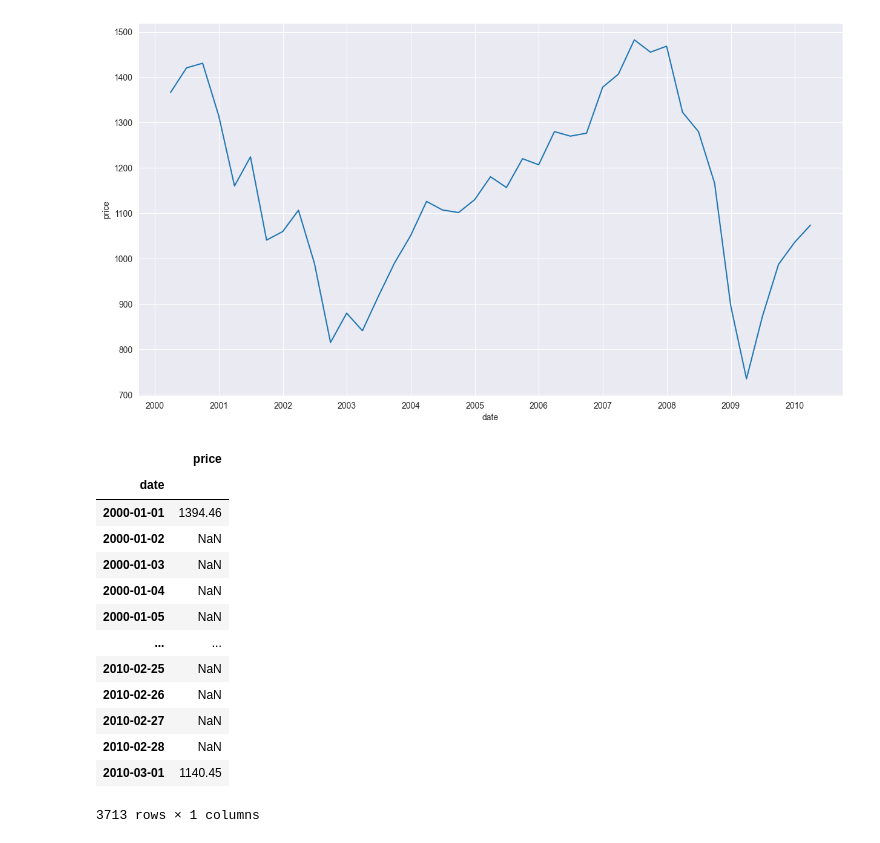
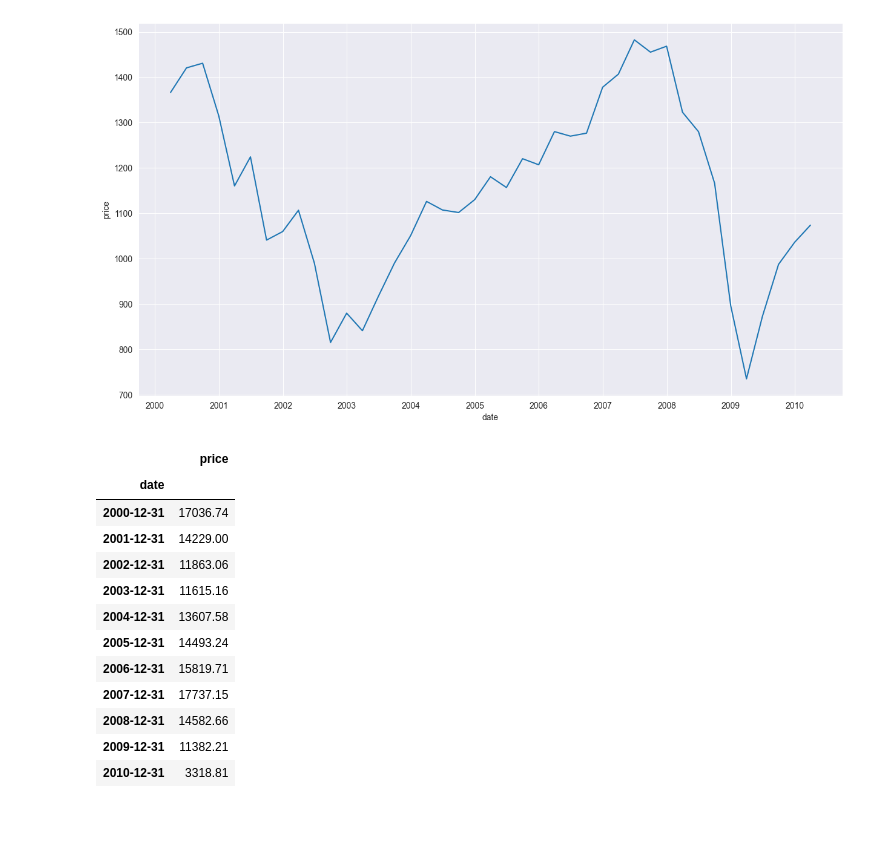
Before and after one commit to ZygimantasB/pandas_training, a Jupyter notebook: youtube_solutions/youtube.ipynb, the cells around one changed output. Drawn from its saved outputs; the diff is of its cells as text; code cells hidden in the pictures.

Commit message:
resample data testing to understand better

```diff
--- a/youtube_solutions/youtube.ipynb
+++ b/youtube_solutions/youtube.ipynb
@@ -108,20 +108,19 @@ sns.lineplot(data=quarter_low, x='date', y='price')
 <Axes: xlabel='date', ylabel='price'>
 [figure]
 # %%
-quarter_low = sp[['price']].resample('D').min()
+quarter_low = sp[['price']].resample('Y').sum()
 quarter_low
 # %% [output]
 |  | price |
 | date |  |
-| 2000-01-01 | 1394.46 |
-| 2000-01-02 | NaN |
-| 2000-01-03 | NaN |
-| 2000-01-04 | NaN |
-| 2000-01-05 | NaN |
-| ... | ... |
-| 2010-02-25 | NaN |
-| 2010-02-26 | NaN |
-| 2010-02-27 | NaN |
-| 2010-02-28 | NaN |
-| 2010-03-01 | 1140.45 |
+| 2000-12-31 | 17036.74 |
+| 2001-12-31 | 14229.00 |
+| 2002-12-31 | 11863.06 |
+| 2003-12-31 | 11615.16 |
+| 2004-12-31 | 13607.58 |
+| 2005-12-31 | 14493.24 |
+| 2006-12-31 | 15819.71 |
+| 2007-12-31 | 17737.15 |
+| 2008-12-31 | 14582.66 |
+| 2009-12-31 | 11382.21 |
+| 2010-12-31 | 3318.81 |
-3713 rows × 1 columns
```
